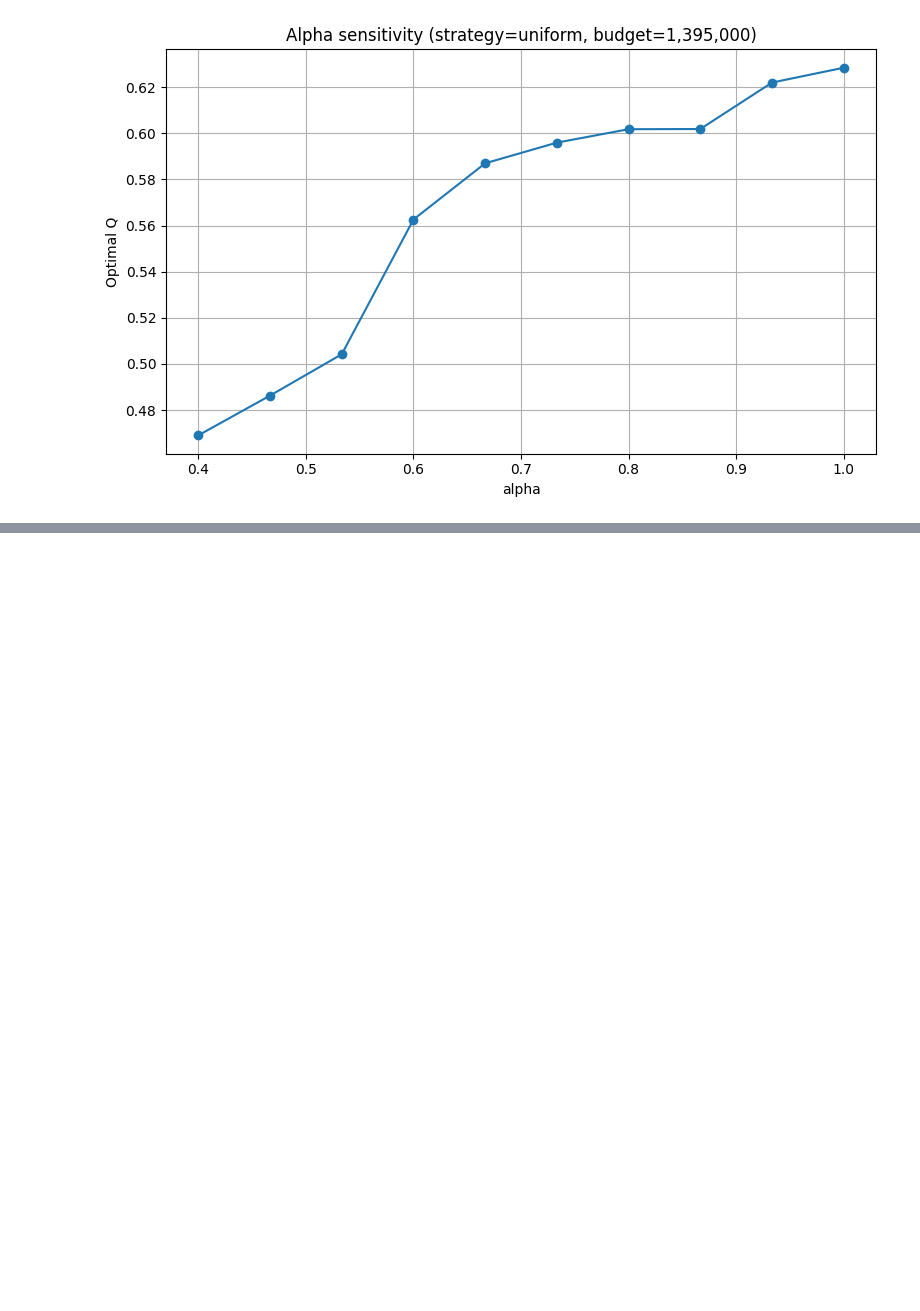
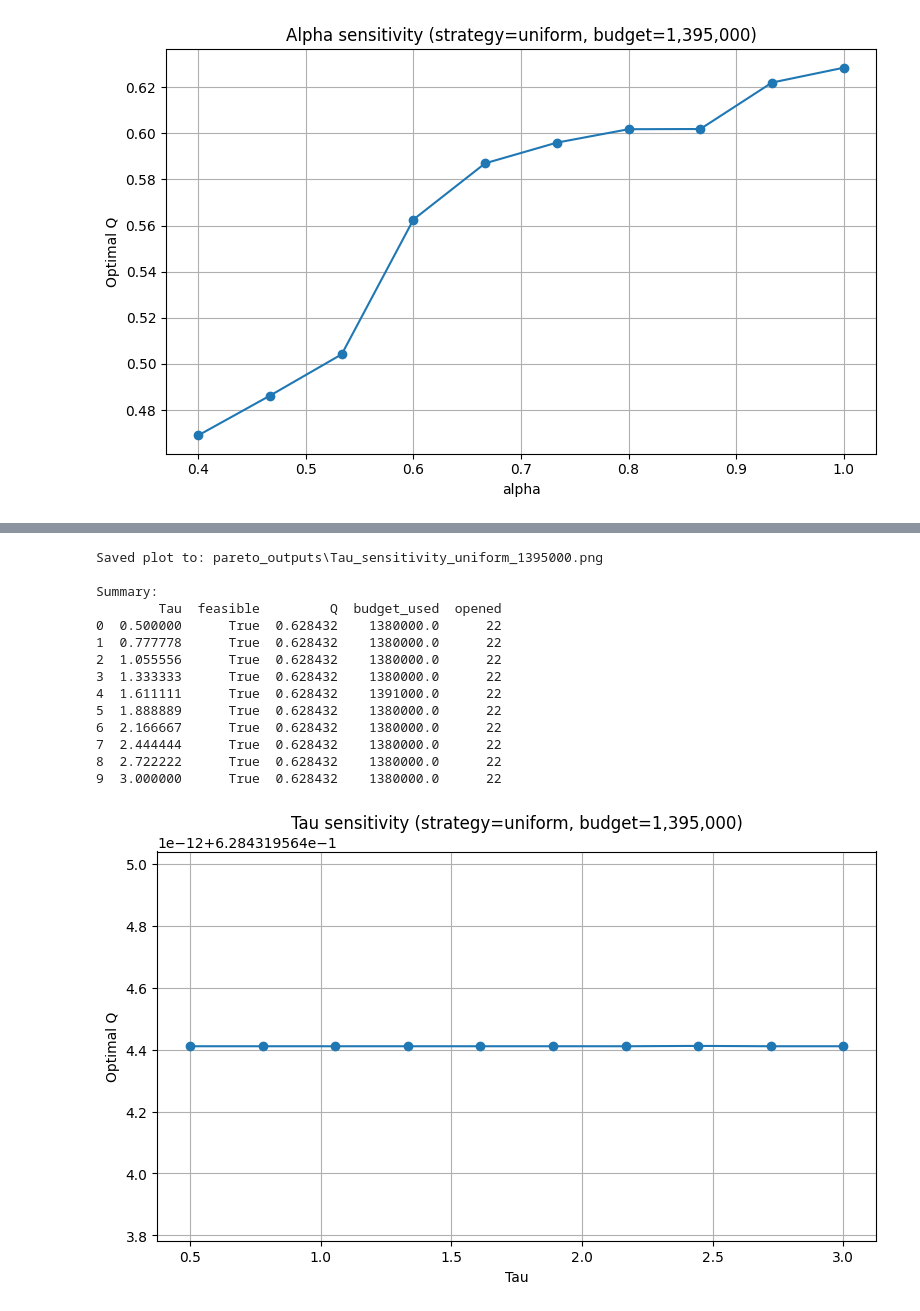
Before and after one commit to sagharrezanavaz/Xpress-MMCS, a Jupyter notebook: Basic P-Centre Model/New reduce data model/modular.ipynb, the cells around one changed output, grey strips where cells are left out. Cells and saved outputs as stored; diff of their text form; code cells hidden in the pictures; blank space fills up the shorter version.

```diff
--- a/Basic P-Centre Model/New reduce data model/modular.ipynb
+++ b/Basic P-Centre Model/New reduce data model/modular.ipynb
@@ -814 +772,36 @@ if __name__ == '__main__':
+# %%
+df_res=pd.read_csv(os.path.join(OUTPUT_DIR, 'tau_sensitivity.csv'))
+strategy = 'uniform'
+target_budget = 1_395_000
+plt.figure(figsize=(8, 5))
+feasible = df_res['feasible'] == True
+plt.plot(df_res.loc[feasible, 'Tau'], df_res.loc[feasible, 'Q'], marker='o', linestyle='-')
+plt.scatter(df_res.loc[~feasible, 'Tau'], np.zeros((~feasible).sum()), marker='x', color='red', label='infeasible')
+plt.xlabel('Tau')
+plt.ylabel('Optimal Q')
+plt.title(f'Tau sensitivity (strategy={strategy}, budget={target_budget:,.0f})')
+plt.grid(True)
+plt.tight_layout()
+plot_path = os.path.join(OUTPUT_DIR, f'Tau_sensitivity_{strategy}_{int(target_budget)}.png')
+plt.savefig(plot_path, dpi=200)
+print(f"Saved plot to: {plot_path}")
+
+print('\nSummary:')
+print(df_res)
+# %% [output]
+Saved plot to: pareto_outputs\Tau_sensitivity_uniform_1395000.png
+
+Summary:
+        Tau  feasible         Q  budget_used  opened
+0  0.500000      True  0.628432    1380000.0      22
+1  0.777778      True  0.628432    1380000.0      22
+2  1.055556      True  0.628432    1380000.0      22
+3  1.333333      True  0.628432    1380000.0      22
+4  1.611111      True  0.628432    1391000.0      22
+5  1.888889      True  0.628432    1380000.0      22
+6  2.166667      True  0.628432    1380000.0      22
+7  2.444444      True  0.628432    1380000.0      22
+8  2.722222      True  0.628432    1380000.0      22
+9  3.000000      True  0.628432    1380000.0      22
+[figure, added]
 # %%
```
Also changed, not shown: parts of 8 cells of this notebook.
